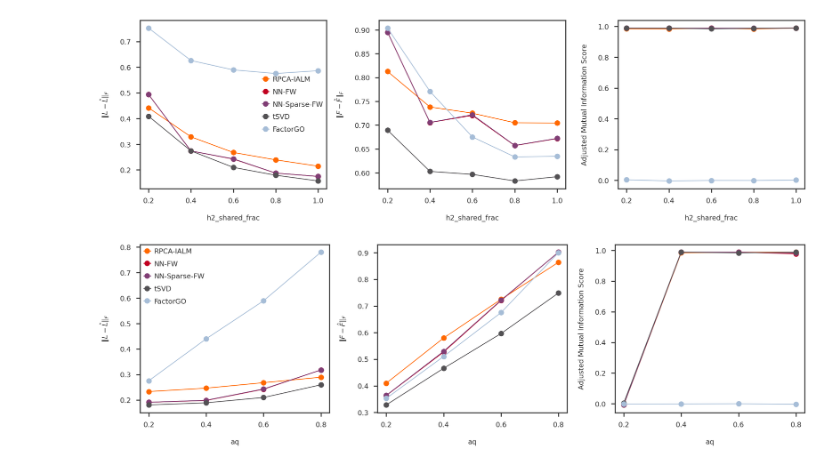
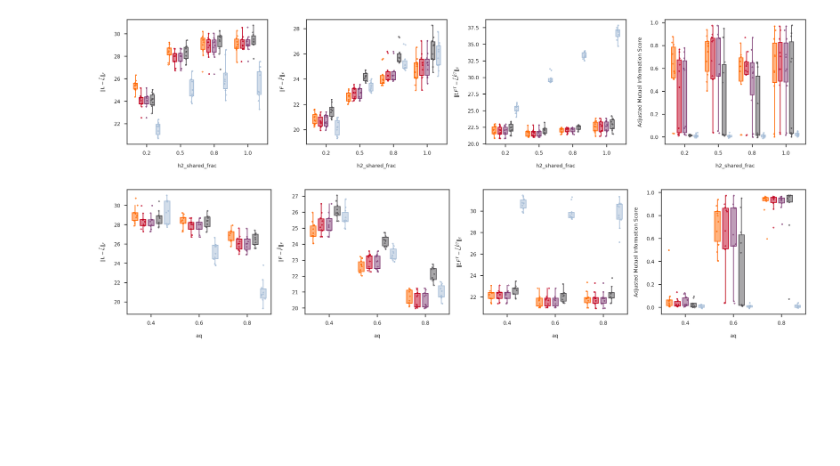
Before and after one commit to banskt/lrma-dsc, a Jupyter notebook: analysis/simulation_comparisons.ipynb, the cells around one changed output. Cells and saved outputs as stored; diff of their text form; code cells hidden in the pictures; blank space fills up the shorter version.

```diff
--- a/analysis/simulation_comparisons.ipynb
+++ b/analysis/simulation_comparisons.ipynb
@@ -85,10 +86,0 @@ def get_simulation_with_variable(df, var_name, var_values):
-# %%
-def get_scores_from_dataframe(df, score_name, variable_values):
-    scores = {key: list() for key in methods.keys()}
-    for method, mlist in methods.items():
-        mrows = stratify_dfcols(df, [('lowrankfit', mlist[0]), ('matfactor', mlist[1])])
-        for value in variable_values:
-            row = stratify_dfcol(mrows, f'simulate.{variable}', value)
-            score = row.iloc[0][f'score.{score_name}']
-            scores[method].append(score)
-    return scores
@@ -115,0 +87,17 @@ plt.show()
+# %%
+def get_simulation_with_variable(df, var_name, var_values):
+    condition = [(f'simulate.{k}', v) for k, v in simparams.items() if k != var_name]
+    df1 = stratify_dfcols(df, condition)
+    df2 = stratify_dfcols_in_list(df1, f'simulate.{var_name}', var_values)
+    return df2
+
+def get_scores_from_dataframe(df, score_name, variable_name, variable_values,
+        methods = methods):
+    simdf = get_simulation_with_variable(df, variable_name, variable_values)
+    scores = {key: list() for key in methods.keys()}
+    for method, mlist in methods.items():
+        mrows = stratify_dfcols(simdf, [('lowrankfit', mlist[0]), ('matfactor', mlist[1])])
+        for value in variable_values:
+            vrows = stratify_dfcol(mrows, f'simulate.{variable_name}', value)
+            scores[method].append(vrows[f'score.{score_name}'].to_numpy())
+    return scores
@@ -158,42 +203,14 @@ plt.show()
 # %%
 variable = 'h2_shared_frac'
-variable_values = [0.2, 0.4, 0.6, 0.8, 1.0]
-df = get_simulation_with_variable(dscout, variable, variable_values)
-
-fig = plt.figure(figsize = (20, 6))
-axs = [fig.add_subplot(1,3,x+1) for x in range(3)]
-for i, (score_name, score_label) in enumerate(score_names.items()):
-    scores = get_scores_from_dataframe(df, score_name, variable_values)
-    for mkey in methods.keys():
-        axs[i].plot(variable_values, scores[mkey],
-                    marker = 'o', markersize = 10,
-                    color = method_colors[mkey], label = method_labels[mkey])
-    axs[i].set_xticks(variable_values)
-    axs[i].set_ylabel(score_label)
-    axs[i].set_xlabel(variable)
-axs[0].legend()
-plt.tight_layout()
+variable_values = [0.2, 0.5, 0.8, 1.0]
+boxplot_scores(variable, variable_values)
 plt.show()
 # %% [output]
-[figure, old version]
+[figure, new version]
 # %%
 variable = 'aq'
-variable_values = [0.2, 0.4, 0.6, 0.8]
-df = get_simulation_with_variable(dscout, variable, variable_values)
-
-fig = plt.figure(figsize = (20, 6))
-axs = [fig.add_subplot(1,3,x+1) for x in range(3)]
-for i, (score_name, score_label) in enumerate(score_names.items()):
-    scores = get_scores_from_dataframe(df, score_name, variable_values)
-    for mkey in methods.keys():
-        axs[i].plot(variable_values, scores[mkey],
-                    marker = 'o', markersize = 10,
-                    color = method_colors[mkey], label = method_labels[mkey])
-    axs[i].set_xticks(variable_values)
-    axs[i].set_ylabel(score_label)
-    axs[i].set_xlabel(variable)
-axs[0].legend()
-plt.tight_layout()
+variable_values = [0.4, 0.6, 0.8]
+boxplot_scores(variable, variable_values)
 plt.show()
 # %% [output]
-[figure, old version]
+[figure, new version]
```
Also changed, not shown: parts of 9 cells of this notebook, 8 other files.
